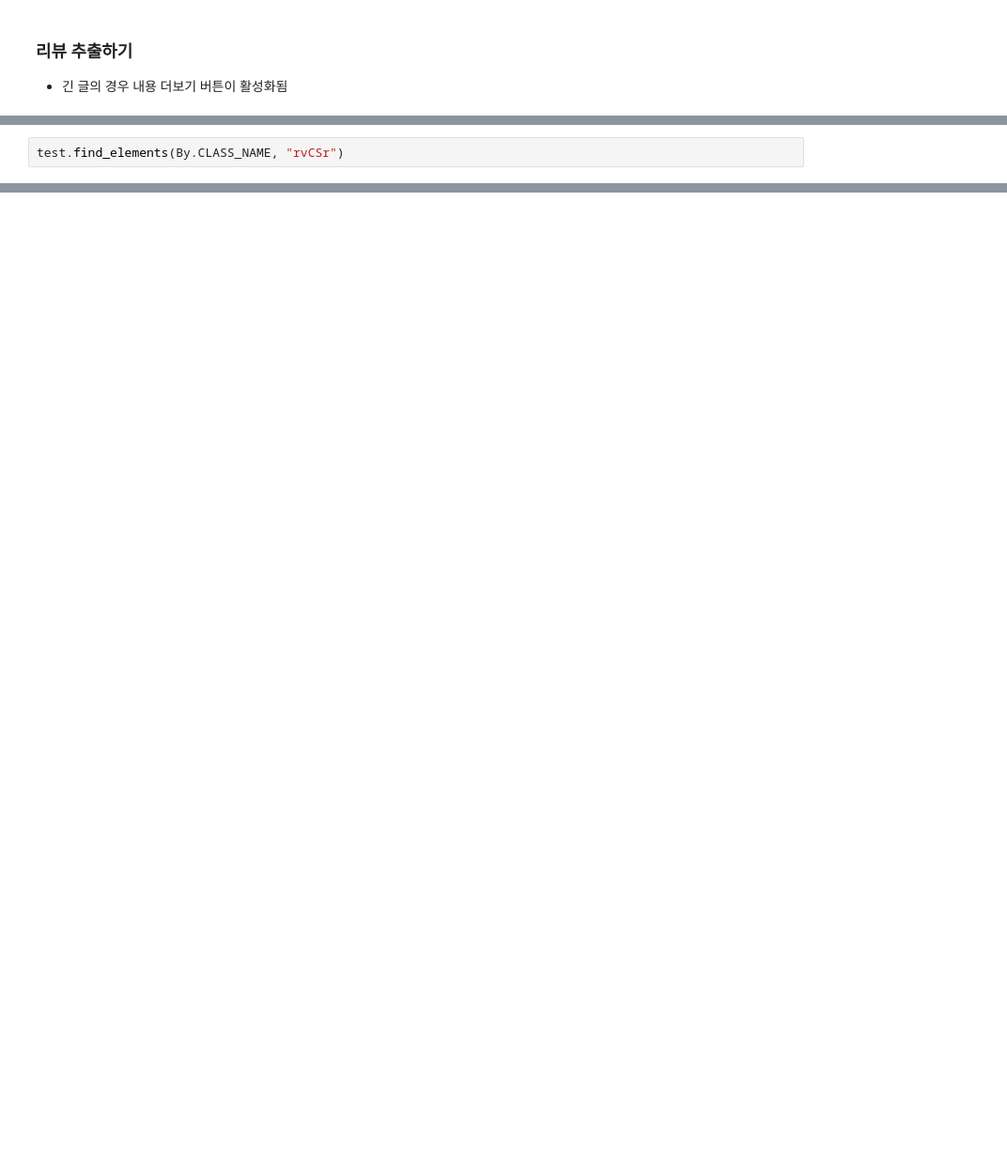
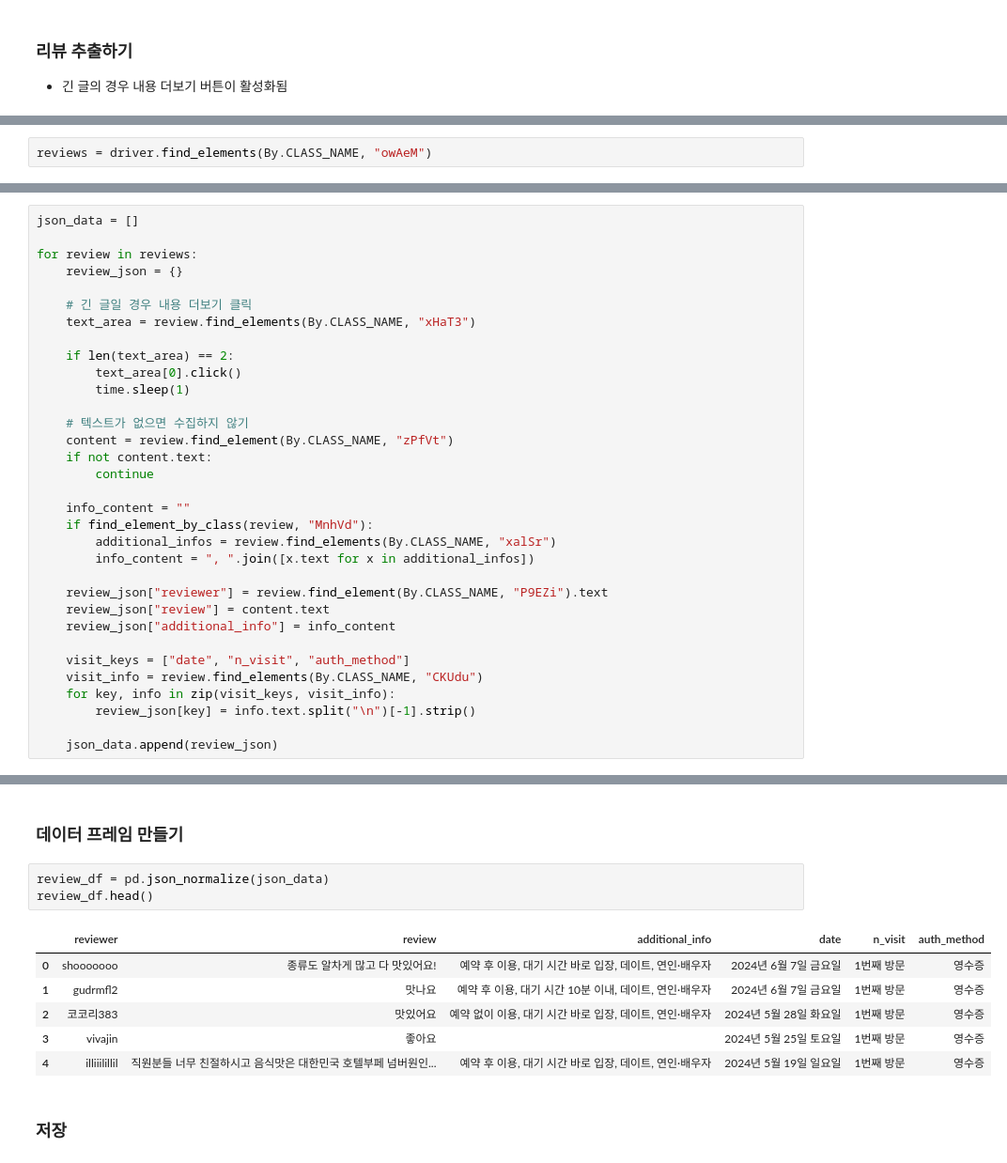
Before and after one commit to narae3759/PPS, a Jupyter notebook: projects/intern_project/01_Collect_Data.ipynb, the cells around one changed output, grey strips where cells are left out. Shown at 94% size. Drawn from its saved outputs; the diff is of its cells as text; blank space fills up the shorter version.

```diff
--- a/projects/intern_project/01_Collect_Data.ipynb
+++ b/projects/intern_project/01_Collect_Data.ipynb
@@ -98,2 +101,2 @@ test = reviews[0]
 # %%
-test.find_elements(By.CLASS_NAME, "rvCSr")
+reviews = driver.find_elements(By.CLASS_NAME, "owAeM")
@@ -101,0 +103,33 @@ test.find_elements(By.CLASS_NAME, "rvCSr")
+# %%
+json_data = []
+
+for review in reviews:
+    review_json = {}
+
+    # 긴 글일 경우 내용 더보기 클릭
+    text_area = review.find_elements(By.CLASS_NAME, "xHaT3")
+
+    if len(text_area) == 2:
+        text_area[0].click()
+        time.sleep(1)
+
+    # 텍스트가 없으면 수집하지 않기
+    content = review.find_element(By.CLASS_NAME, "zPfVt")
+    if not content.text:
+        continue
+
+    info_content = ""
+    if find_element_by_class(review, "MnhVd"):
+        additional_infos = review.find_elements(By.CLASS_NAME, "xalSr")
+        info_content = ", ".join([x.text for x in additional_infos])
+
+    review_json["reviewer"] = review.find_element(By.CLASS_NAME, "P9EZi").text
+    review_json["review"] = content.text
+    review_json["additional_info"] = info_content
+
+    visit_keys = ["date", "n_visit", "auth_method"]
+    visit_info = review.find_elements(By.CLASS_NAME, "CKUdu")
+    for key, info in zip(visit_keys, visit_info):
+        review_json[key] = info.text.split("\n")[-1].strip()
+
+    json_data.append(review_json)
@@ -101,0 +151,14 @@ test.find_elements(By.CLASS_NAME, "rvCSr")
+# %% [markdown]
+### 데이터 프레임 만들기
+# %%
+review_df = pd.json_normalize(json_data)
+review_df.head()
+# %% [output]
+|  | reviewer | review | additional_info | date | n_visit | auth_method |
+| 0 | shooooooo | 종류도 알차게 많고 다 맛있어요! | 예약 후 이용, 대기 시간 바로 입장, 데이트, 연인·배우자 | 2024년 6월 7일 금요일 | 1번째 방문 | 영수증 |
+| 1 | gudrmfl2 | 맛나요 | 예약 후 이용, 대기 시간 10분 이내, 데이트, 연인·배우자 | 2024년 6월 7일 금요일 | 1번째 방문 | 영수증 |
+| 2 | 코코리383 | 맛있어요 | 예약 없이 이용, 대기 시간 바로 입장, 데이트, 연인·배우자 | 2024년 5월 28일 화요일 | 1번째 방문 | 영수증 |
+| 3 | vivajin | 좋아요 |  | 2024년 5월 25일 토요일 | 1번째 방문 | 영수증 |
+| 4 | illiiilillil | 직원분들 너무 친절하시고 음식맛은 대한민국 호텔부페 넘버원인... | 예약 후 이용, 대기 시간 바로 입장, 데이트, 연인·배우자 | 2024년 5월 19일 일요일 | 1번째 방문 | 영수증 |
+# %% [markdown]
+### 저장
```
Also changed, not shown: parts of 21 cells of this notebook, 8 other files.
